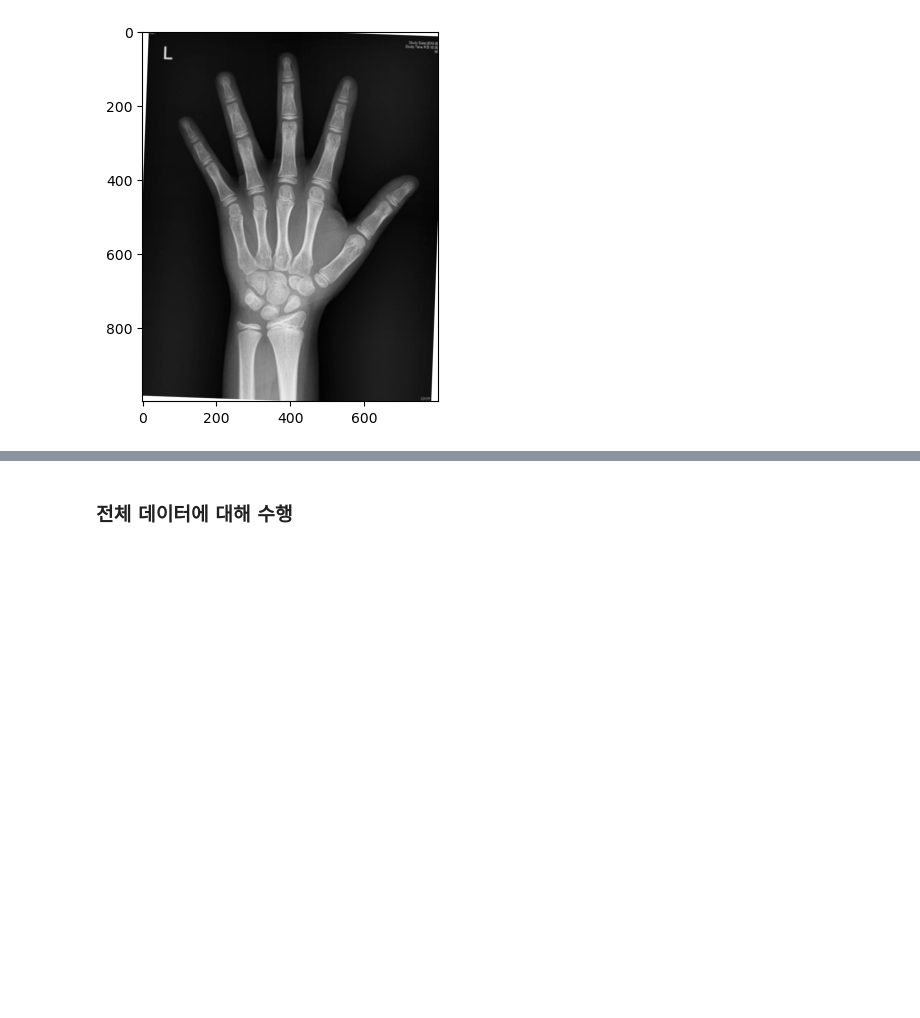
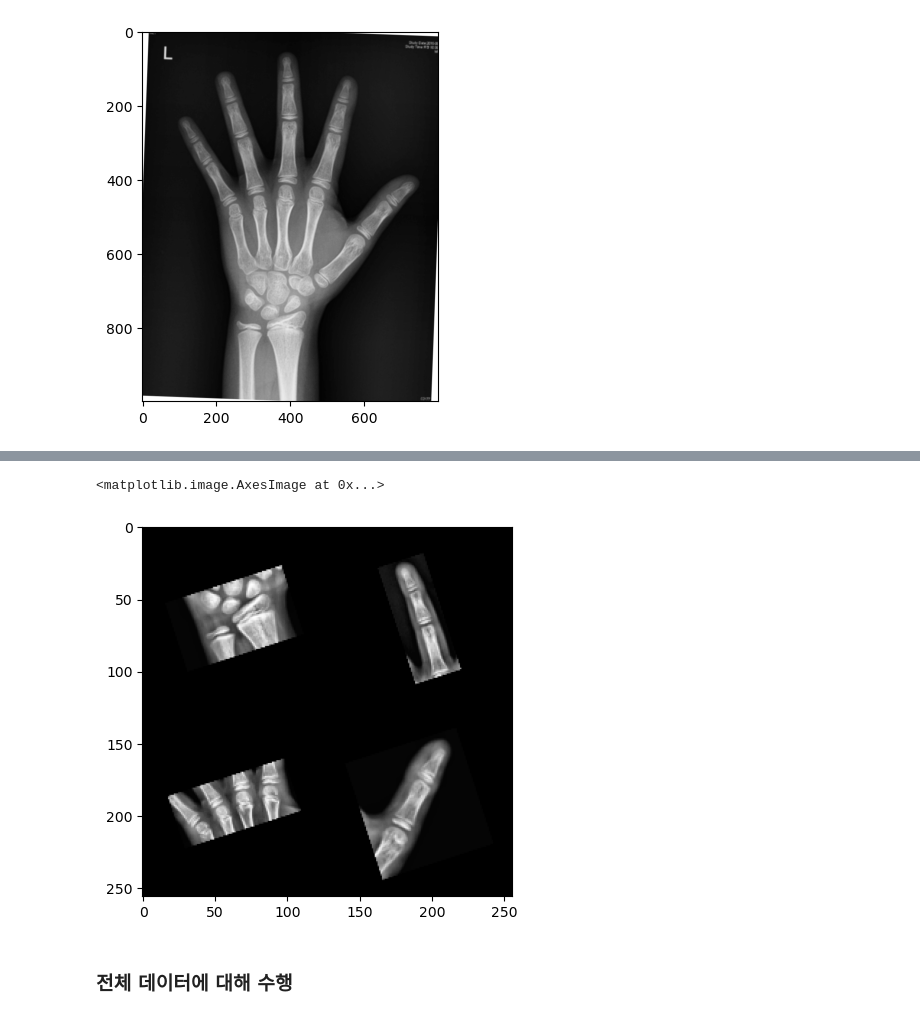
Before and after one commit to Junoflows/BoneAge_Project, a Jupyter notebook: image_roi.ipynb, the cells around one changed output, grey strips where cells are left out. Saved outputs shown, nothing was run; the diff lists cells and outputs as text; code cells hidden in the pictures; blank space fills up the shorter version.

```diff
--- a/image_roi.ipynb
+++ b/image_roi.ipynb
@@ -347,3 +373,8 @@ for i in range(4):
+# %%
+plt.imshow(combined_image_rot, 'gray')
+# %% [output]
+<matplotlib.image.AxesImage at 0x...>
+[figure, added]
 # %% [markdown]
 ### 전체 데이터에 대해 수행
 # %%
```
Also changed, not shown: parts of 14 cells of this notebook, 2 other files.
